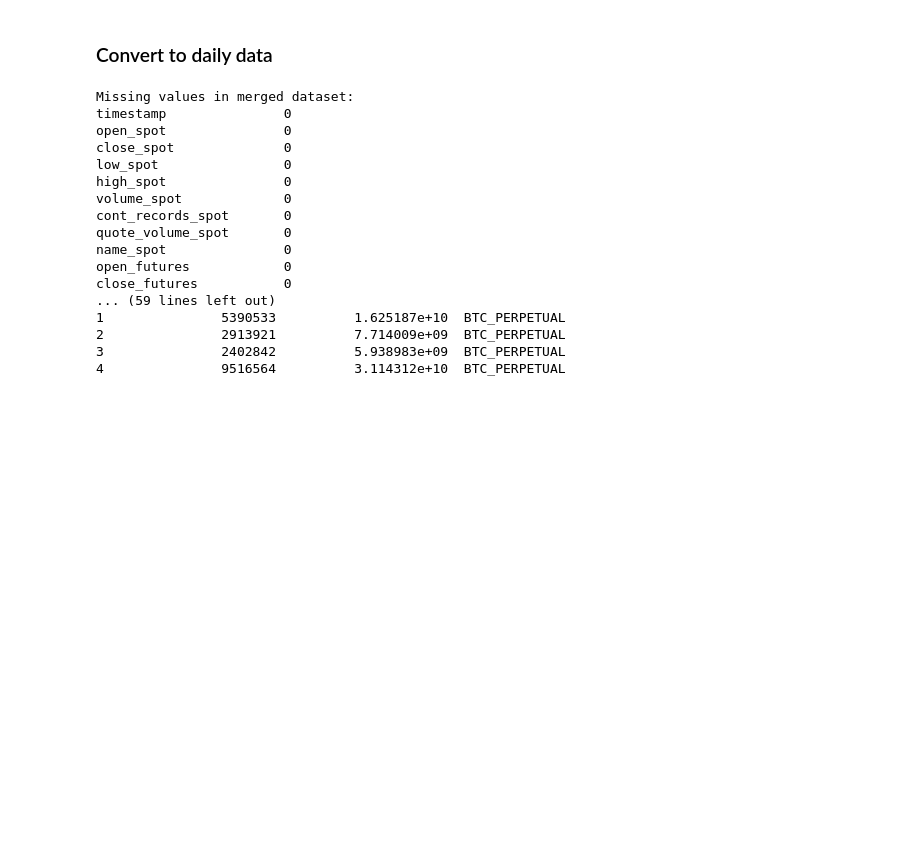
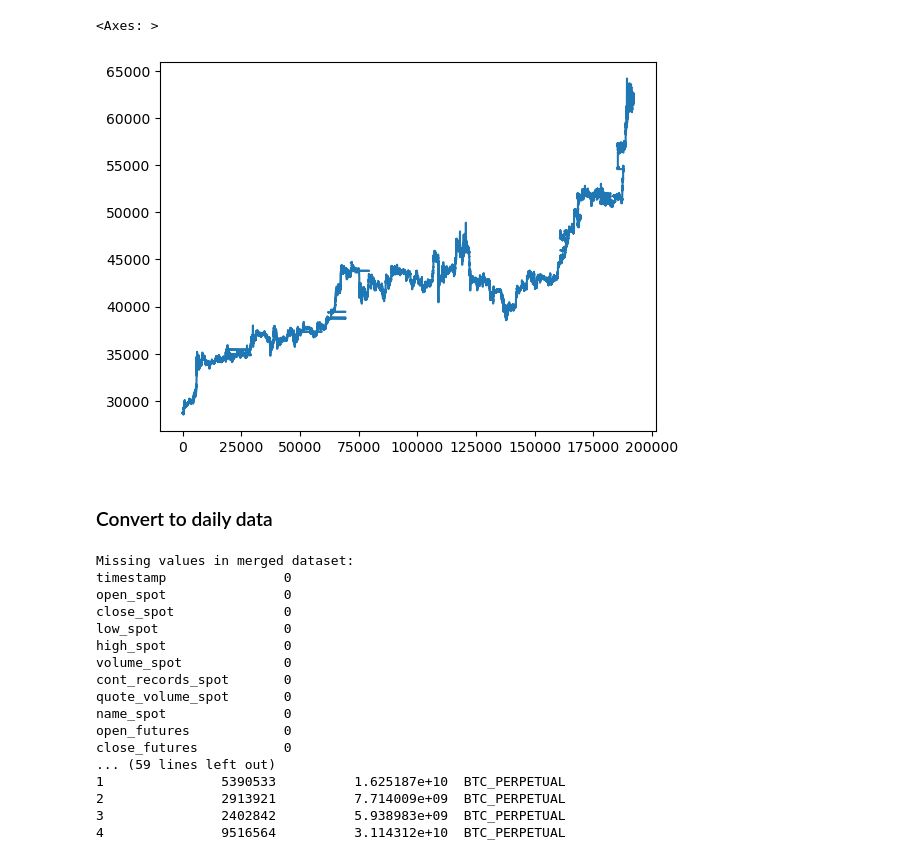
Before and after one commit to mukeshcodeshere/nb_research_crypto, a Jupyter notebook: src/stats_daily_paper.ipynb, the cells around one changed output. Drawn from its saved outputs; the diff is of its cells as text; code cells hidden in the pictures; blank space fills up the shorter version.

```diff
--- a/src/stats_daily_paper.ipynb
+++ b/src/stats_daily_paper.ipynb
@@ -20,3 +90,14 @@ df_eth_perp = df_eth_perp.sort_values(by='timestamp')
+# %%
+# Filter out the rows in df_btc_perp for the specified date and time range
+df_btc_perp_filtered = df_btc_perp[~((df_btc_perp['timestamp'].dt.date == pd.to_datetime(date_to_examine).date()) &
+                                    (df_btc_perp['timestamp'].dt.time >= pd.to_datetime(start_time).time()) &
+                                    (df_btc_perp['timestamp'].dt.time <= pd.to_datetime(end_time).time()))]
+
+df_btc_perp = df_btc_perp_filtered
+df_btc_perp["open"].plot()
+# %% [output]
+<Axes: >
+[figure, added]
 # %% [markdown]
 ### Convert to daily data
 # %%
```
Also changed, not shown: parts of 8 cells of this notebook.
